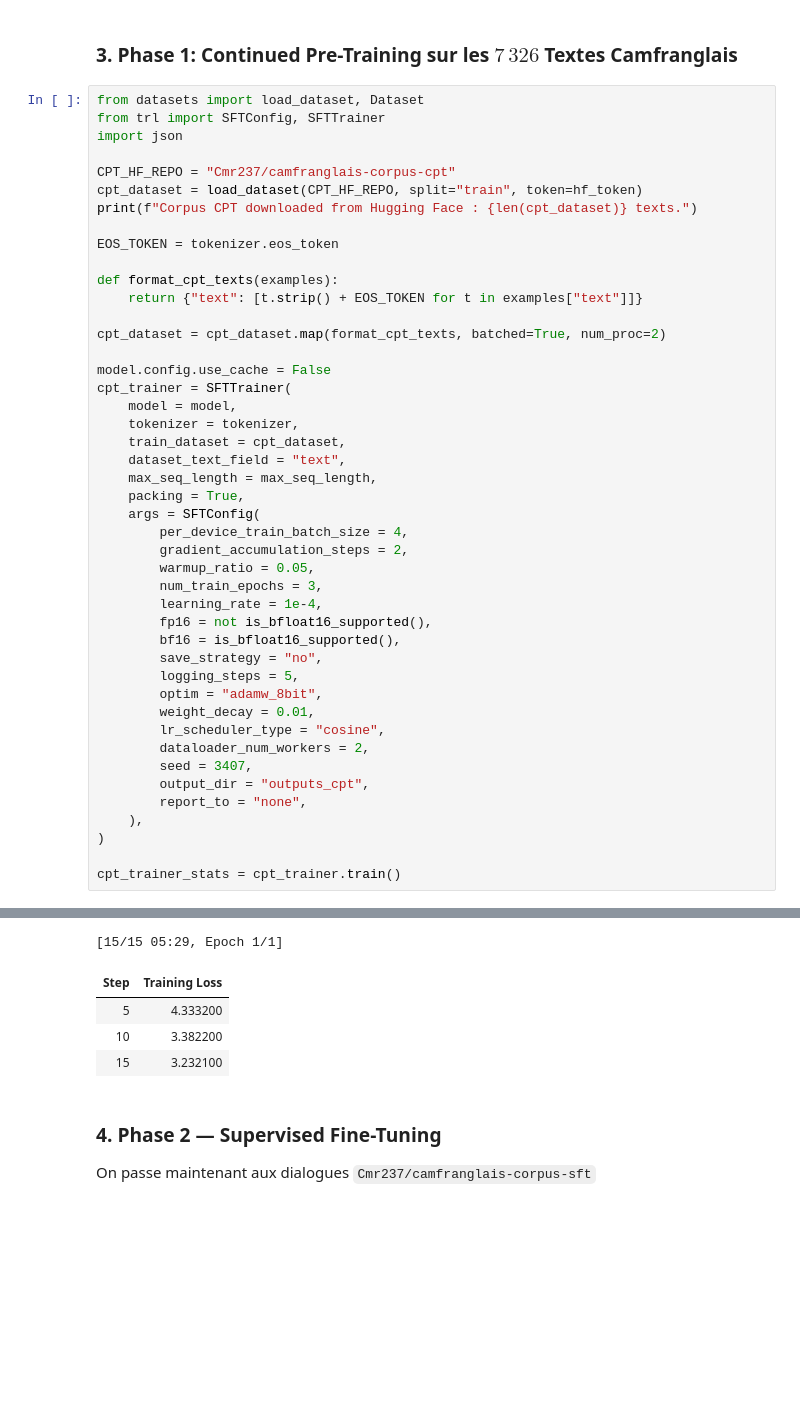
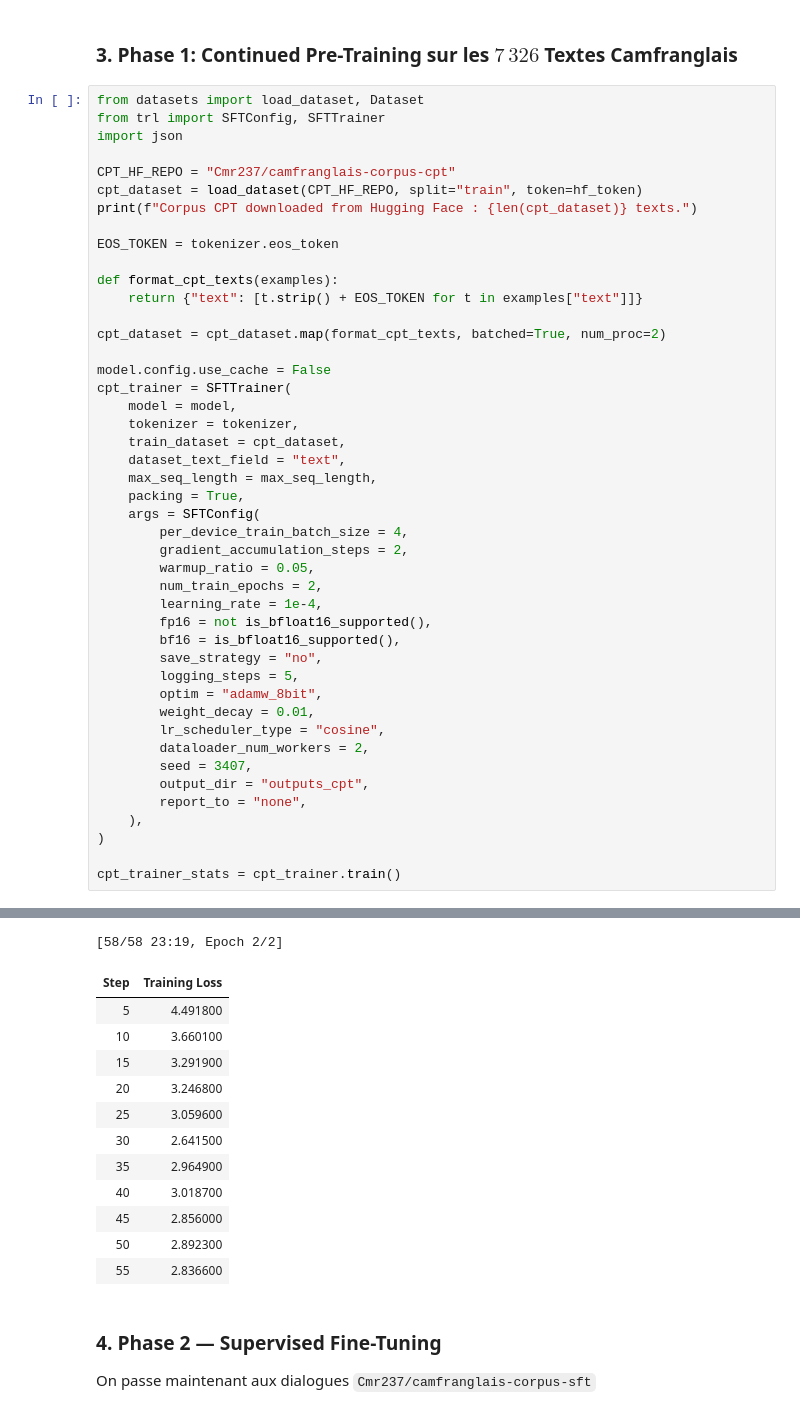
Before and after one commit to darylbdr/CameroonianLLM, a Jupyter notebook: Hybrid_Training_CPT_and_SFT.ipynb, the cells around one changed output, grey strips where cells are left out. Saved outputs shown, nothing was run; the diff lists cells and outputs as text; blank space fills up the shorter version.

```diff
--- a/Hybrid_Training_CPT_and_SFT.ipynb
+++ b/Hybrid_Training_CPT_and_SFT.ipynb
@@ -103,7 +106,7 @@ cpt_trainer = SFTTrainer(
         per_device_train_batch_size = 4,
         gradient_accumulation_steps = 2,
         warmup_ratio = 0.05,
-        num_train_epochs = 3,
+        num_train_epochs = 2,
         learning_rate = 1e-4,
         fp16 = not is_bfloat16_supported(),
         bf16 = is_bfloat16_supported(),
@@ -128,14 +131,22 @@ Corpus CPT downloaded from Hugging Face : 7326 texts.
 O^O/ \_/ \    Batch size per device = 4 | Gradient accumulation steps = 2
 \        /    Data Parallel GPUs = 1 | Total batch size (4 x 2 x 1) = 8
  "-____-"     Trainable parameters = 114,032,640 of 12,361,815,040 (0.92% trained)
 Unsloth: Will smartly offload gradients to save VRAM!
 Unsloth: packed / padding-free rows run each transformer block uncompiled; only unpacked batches use the compiled blocks.
 Unsloth: Double buffering enabled (parallel H2D + compute) for backward pass.
-[15/15 05:29, Epoch 1/1]
+[58/58 23:19, Epoch 2/2]
 | Step | Training Loss |
-| 5 | 4.333200 |
-| 10 | 3.382200 |
-| 15 | 3.232100 |
+| 5 | 4.491800 |
+| 10 | 3.660100 |
+| 15 | 3.291900 |
+| 20 | 3.246800 |
+| 25 | 3.059600 |
+| 30 | 2.641500 |
+| 35 | 2.964900 |
+| 40 | 3.018700 |
+| 45 | 2.856000 |
+| 50 | 2.892300 |
+| 55 | 2.836600 |
 # %% [markdown]
 ### 4. Phase 2 — Supervised Fine-Tuning
 
```
Also changed, not shown: parts of 8 cells of this notebook.
